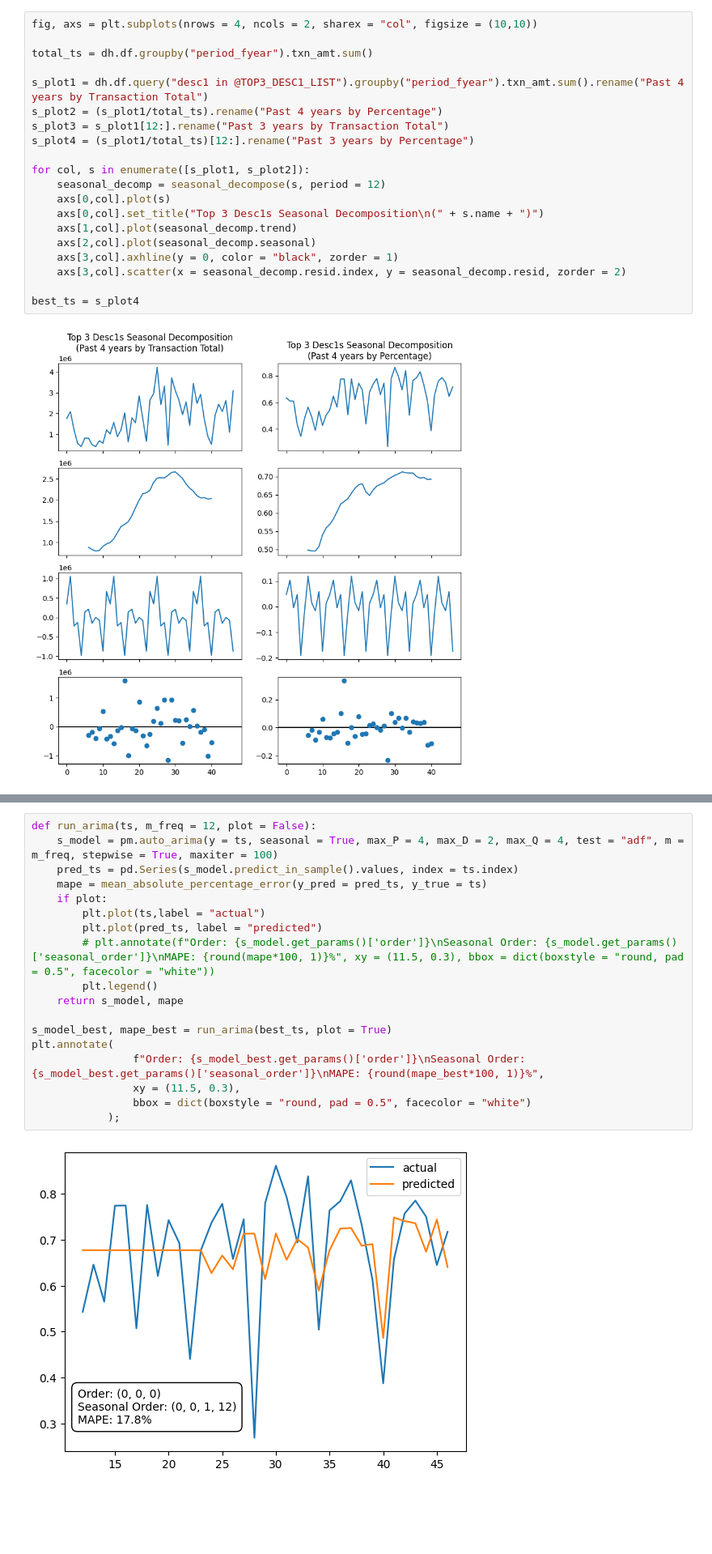
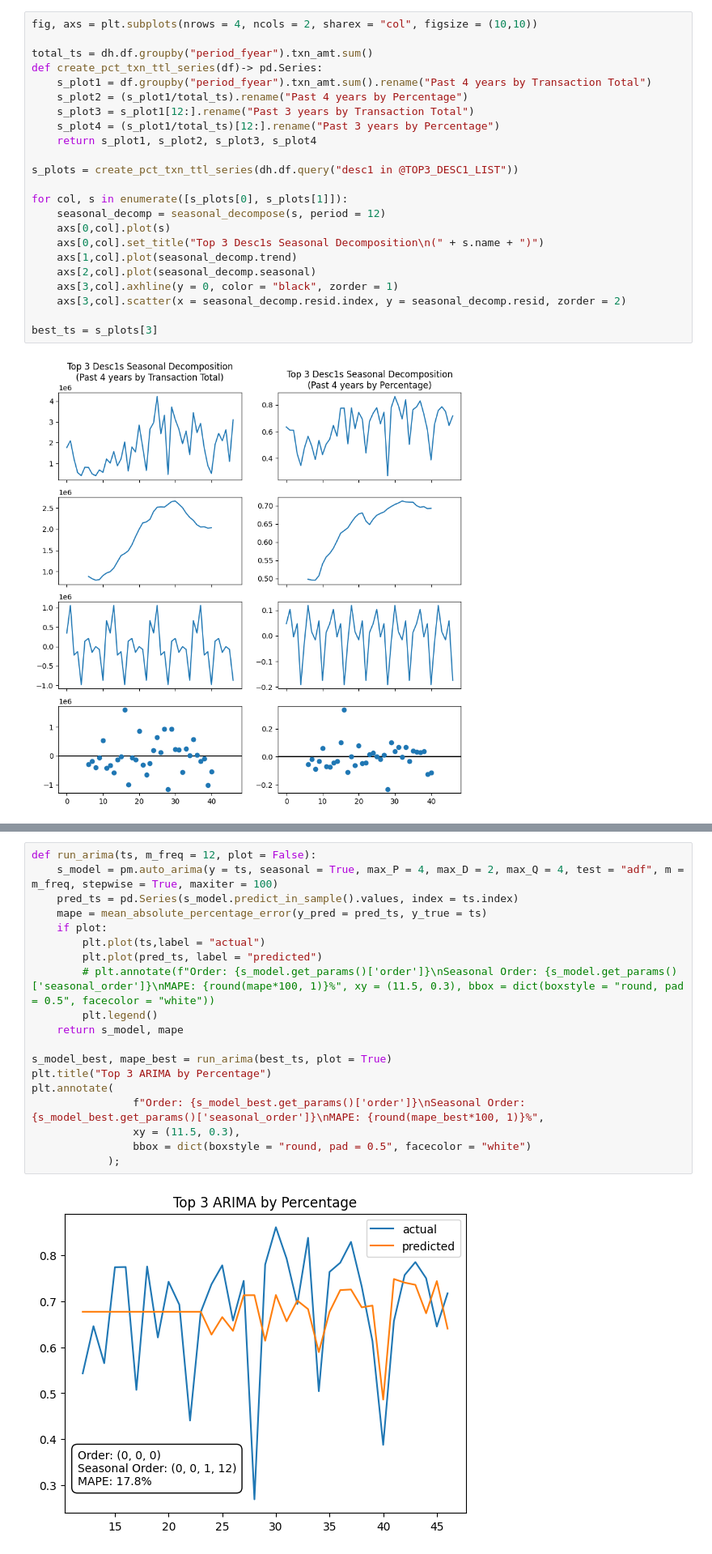
Before and after one commit to lelandjmurrin/Acquisition_Due_Dilligence_Capstone_Project, a Jupyter notebook: GeneralLedgerTxns_Models.ipynb, the cells around one changed output, grey strips where cells are left out. Shown at 81% size. Drawn from its saved outputs; the diff is of its cells as text; blank space fills up the shorter version.

Commit message:
Further work on Visualizations for presentation. Also cleaned up code

```diff
--- a/GeneralLedgerTxns_Models.ipynb
+++ b/GeneralLedgerTxns_Models.ipynb
@@ -611,13 +626,16 @@ rsquared_title = f"Week_fyear lags\nAdj Rsquared: {ols_results_wfy.rsquared_adj.
 fig, axs = plt.subplots(nrows = 4, ncols = 2, sharex = "col", figsize = (10,10))
 
 total_ts = dh.df.groupby("period_fyear").txn_amt.sum()
+def create_pct_txn_ttl_series(df)-> pd.Series:
+    s_plot1 = df.groupby("period_fyear").txn_amt.sum().rename("Past 4 years by Transaction Total")
+    s_plot2 = (s_plot1/total_ts).rename("Past 4 years by Percentage")
+    s_plot3 = s_plot1[12:].rename("Past 3 years by Transaction Total")
+    s_plot4 = (s_plot1/total_ts)[12:].rename("Past 3 years by Percentage")
+    return s_plot1, s_plot2, s_plot3, s_plot4
 
-s_plot1 = dh.df.query("desc1 in @TOP3_DESC1_LIST").groupby("period_fyear").txn_amt.sum().rename("Past 4 years by Transaction Total")
-s_plot2 = (s_plot1/total_ts).rename("Past 4 years by Percentage")
-s_plot3 = s_plot1[12:].rename("Past 3 years by Transaction Total")
-s_plot4 = (s_plot1/total_ts)[12:].rename("Past 3 years by Percentage")
+s_plots = create_pct_txn_ttl_series(dh.df.query("desc1 in @TOP3_DESC1_LIST"))
 
-for col, s in enumerate([s_plot1, s_plot2]):
+for col, s in enumerate([s_plots[0], s_plots[1]]):
     seasonal_decomp = seasonal_decompose(s, period = 12)
     axs[0,col].plot(s)
     axs[0,col].set_title("Top 3 Desc1s Seasonal Decomposition\n(" + s.name + ")")
@@ -626,7 +644,7 @@ for col, s in enumerate([s_plot1, s_plot2]):
     axs[3,col].axhline(y = 0, color = "black", zorder = 1)
     axs[3,col].scatter(x = seasonal_decomp.resid.index, y = seasonal_decomp.resid, zorder = 2)
 
-best_ts = s_plot4
+best_ts = s_plots[3]
 # %% [output]
 [figure]
 # %%
@@ -645,20 +663,21 @@ for col, s in enumerate([s_plot3, s_plot4]):
 # %%
 def run_arima(ts, m_freq = 12, plot = False):
     s_model = pm.auto_arima(y = ts, seasonal = True, max_P = 4, max_D = 2, max_Q = 4, test = "adf", m = m_freq, stepwise = True, maxiter = 100)
     pred_ts = pd.Series(s_model.predict_in_sample().values, index = ts.index)
     mape = mean_absolute_percentage_error(y_pred = pred_ts, y_true = ts)
     if plot:
         plt.plot(ts,label = "actual")
         plt.plot(pred_ts, label = "predicted")
         # plt.annotate(f"Order: {s_model.get_params()['order']}\nSeasonal Order: {s_model.get_params()['seasonal_order']}\nMAPE: {round(mape*100, 1)}%", xy = (11.5, 0.3), bbox = dict(boxstyle = "round, pad = 0.5", facecolor = "white"))
         plt.legend()
     return s_model, mape
 
 s_model_best, mape_best = run_arima(best_ts, plot = True)
+plt.title("Top 3 ARIMA by Percentage")
 plt.annotate(
                 f"Order: {s_model_best.get_params()['order']}\nSeasonal Order: {s_model_best.get_params()['seasonal_order']}\nMAPE: {round(mape_best*100, 1)}%",
                 xy = (11.5, 0.3),
                 bbox = dict(boxstyle = "round, pad = 0.5", facecolor = "white")
             );
 # %% [output]
-[figure, old version]
+[figure, new version]
```
Also changed, not shown: parts of 31 cells of this notebook, 3 other files.
